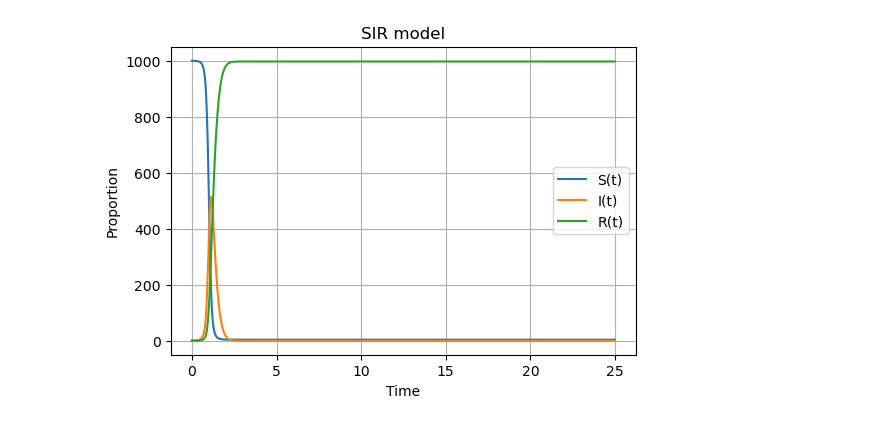
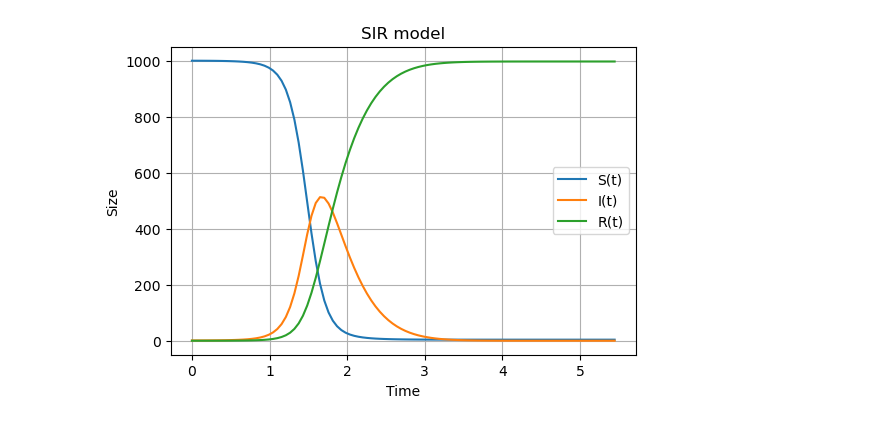
Before and after one commit to ZmijaZ/SIR-model, a Jupyter notebook: Numerical.ipynb, the cells around one changed output. Drawn from its saved outputs; the diff is of its cells as text; code cells hidden in the pictures.

```diff
--- a/Numerical.ipynb
+++ b/Numerical.ipynb
@@ -78,4 +78,4 @@ def SIR_model(num_iters, beta, gamma, S0, I0, R0, t0, h):
 
     return Ss, Is, Rs, ts
 # %%
-Ss, Is, Rs, ts = SIR_model(1000, 0.2, 1/17, 1000, 1, 0, 0, 0.025)
+Ss, Is, Rs, ts = SIR_model(100, 0.017, 1/170, 1000, 1, 0, 0, 0.055)
@@ -100,15 +82,15 @@ Ss, Is, Rs, ts = SIR_model(1000, 0.2, 1/17, 1000, 1, 0, 0, 0.025)
 # %%
 plt.figure(figsize = [6, 4])
 plt.plot(ts, Ss, label = "S(t)")
 plt.plot(ts, Is, label = "I(t)")
 plt.plot(ts, Rs, label = "R(t)")
 
 plt.grid()
 plt.legend()
 plt.xlabel("Time")
-plt.ylabel("Proportion")
+plt.ylabel("Size")
 plt.title("SIR model")
 
 plt.show()
 # %% [output]
-[figure, old version]
+[figure, new version]
```
Also changed, not shown: parts of 6 cells of this notebook, 1 other file.
